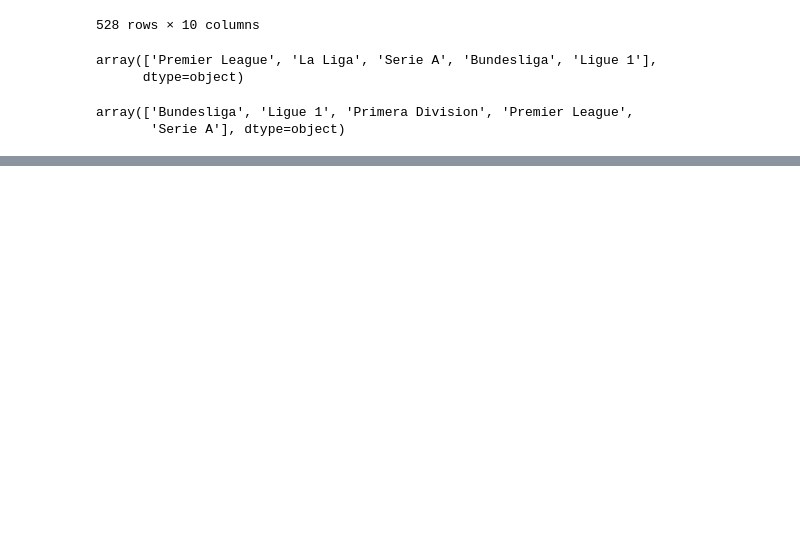
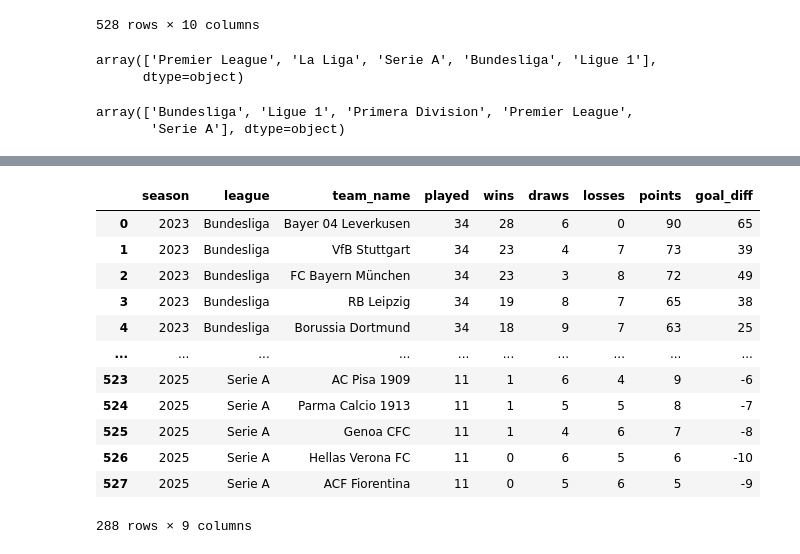
Before and after one commit to seungbyn/FEE-FI-FO-FUM, a Jupyter notebook: katie.ipynb, the cells around one changed output, grey strips where cells are left out. Saved outputs shown, nothing was run; the diff lists cells and outputs as text; code cells hidden in the pictures; blank space fills up the shorter version.

```diff
--- a/katie.ipynb
+++ b/katie.ipynb
@@ -81 +84,19 @@ See the caveats in the documentation: https://pandas.pydata.org/pandas-docs/stab
 288 rows × 11 columns
+# %%
+# reorder columns
+league_23_to_25 = league_23_to_25[['season', 'league', 'team_name', 'played', 'wins', 'draws', 'losses', 'points', 'goal_diff']]
+league_23_to_25
+# %% [output]
+|  | season | league | team_name | played | wins | draws | losses | points | goal_diff |
+| 0 | 2023 | Bundesliga | Bayer 04 Leverkusen | 34 | 28 | 6 | 0 | 90 | 65 |
+| 1 | 2023 | Bundesliga | VfB Stuttgart | 34 | 23 | 4 | 7 | 73 | 39 |
+| 2 | 2023 | Bundesliga | FC Bayern München | 34 | 23 | 3 | 8 | 72 | 49 |
+| 3 | 2023 | Bundesliga | RB Leipzig | 34 | 19 | 8 | 7 | 65 | 38 |
+| 4 | 2023 | Bundesliga | Borussia Dortmund | 34 | 18 | 9 | 7 | 63 | 25 |
+| ... | ... | ... | ... | ... | ... | ... | ... | ... | ... |
+| 523 | 2025 | Serie A | AC Pisa 1909 | 11 | 1 | 6 | 4 | 9 | -6 |
+| 524 | 2025 | Serie A | Parma Calcio 1913 | 11 | 1 | 5 | 5 | 8 | -7 |
+| 525 | 2025 | Serie A | Genoa CFC | 11 | 1 | 4 | 6 | 7 | -8 |
+| 526 | 2025 | Serie A | Hellas Verona FC | 11 | 0 | 6 | 5 | 6 | -10 |
+| 527 | 2025 | Serie A | ACF Fiorentina | 11 | 0 | 5 | 6 | 5 | -9 |
+288 rows × 9 columns
```
Also changed, not shown: parts of 3 cells of this notebook, 1 other file.
